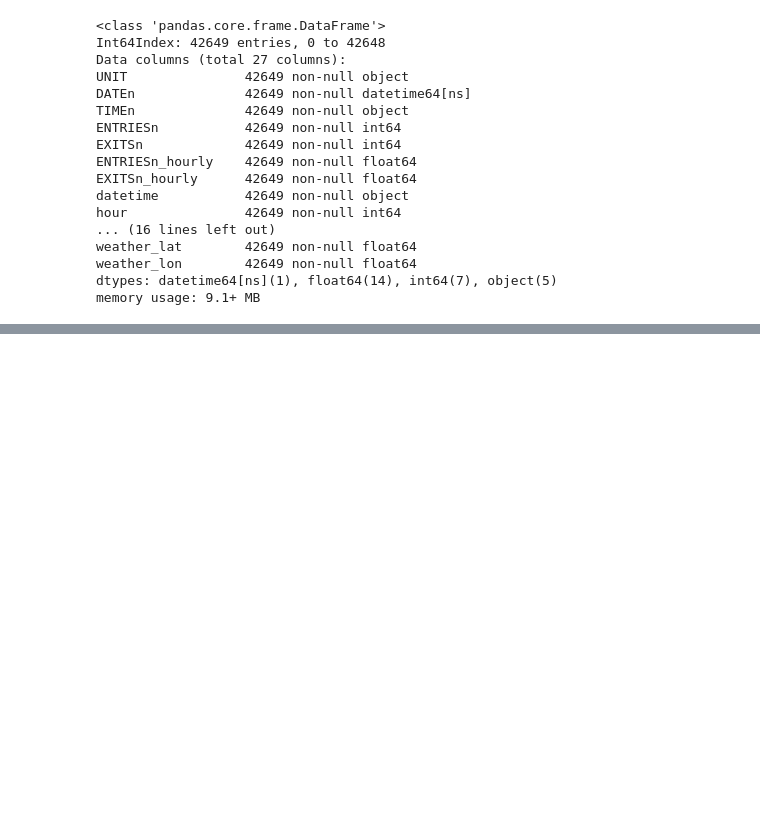
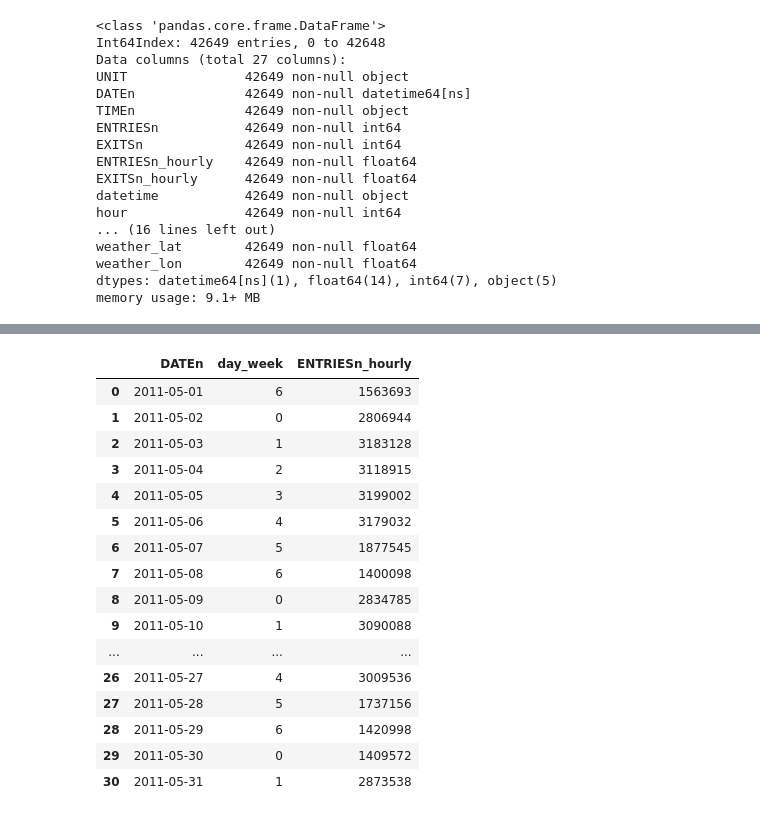
Before and after one commit to laixer/subway-ridership-analysis, a Jupyter notebook: ridership_analysis.ipynb, the cells around one changed output, grey strips where cells are left out. Cells and saved outputs as stored; diff of their text form; code cells hidden in the pictures; blank space fills up the shorter version.

```diff
--- a/ridership_analysis.ipynb
+++ b/ridership_analysis.ipynb
@@ -53,3 +53,23 @@ turnstile_data_by_date.describe()
+# %%
+turnstile_data_by_date
+# %% [output]
+|  | DATEn | day_week | ENTRIESn_hourly |
+| 0 | 2011-05-01 | 6 | 1563693 |
+| 1 | 2011-05-02 | 0 | 2806944 |
+| 2 | 2011-05-03 | 1 | 3183128 |
+| 3 | 2011-05-04 | 2 | 3118915 |
+| 4 | 2011-05-05 | 3 | 3199002 |
+| 5 | 2011-05-06 | 4 | 3179032 |
+| 6 | 2011-05-07 | 5 | 1877545 |
+| 7 | 2011-05-08 | 6 | 1400098 |
+| 8 | 2011-05-09 | 0 | 2834785 |
+| 9 | 2011-05-10 | 1 | 3090088 |
+| ... | ... | ... | ... |
+| 26 | 2011-05-27 | 4 | 3009536 |
+| 27 | 2011-05-28 | 5 | 1737156 |
+| 28 | 2011-05-29 | 6 | 1420998 |
+| 29 | 2011-05-30 | 0 | 1409572 |
+| 30 | 2011-05-31 | 1 | 2873538 |
 # %%
 turnstile_data_by_date.info()
 # %% [output]
```
Also changed, not shown: parts of 4 cells of this notebook.
